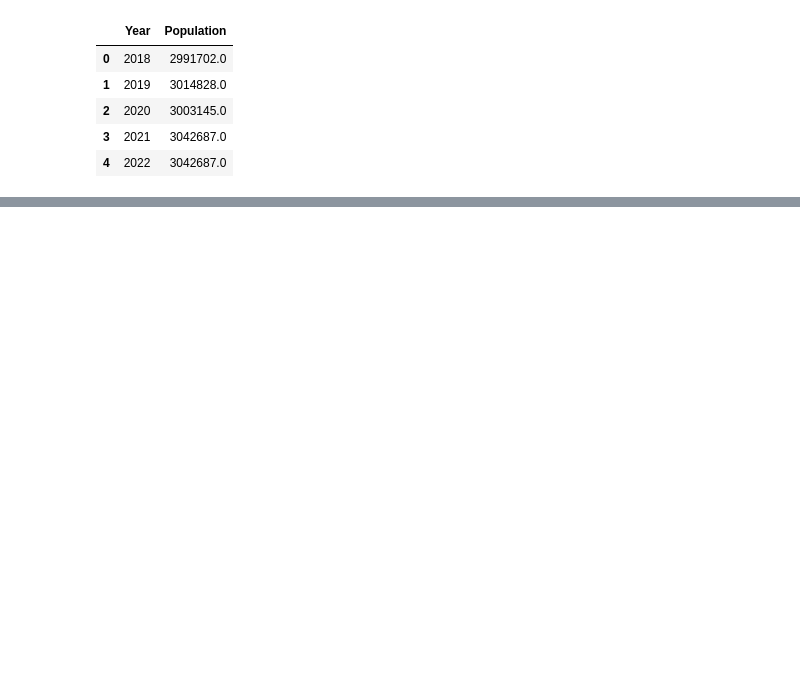
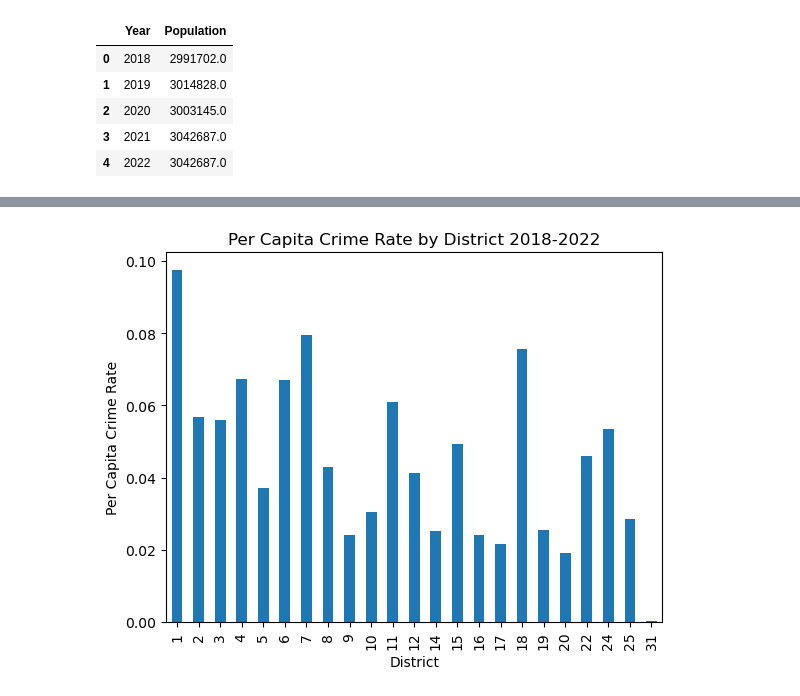
Before and after one commit to jmpealy/project1, a Jupyter notebook: Population_Analysis_Only.ipynb, the cells around one changed output, grey strips where cells are left out. Drawn from its saved outputs; the diff is of its cells as text; code cells hidden in the pictures; blank space fills up the shorter version.

```diff
--- a/Population_Analysis_Only.ipynb
+++ b/Population_Analysis_Only.ipynb
@@ -119,0 +131,21 @@ plt.show()
+# %%
+# Look at per capita crime rate per district over the five year timespan
+# Grab selected columns we want to look at
+district_df = final_df[["Year", "District", "Primary Type", "Population", "Zipcode"]]
+district_df
+
+# Get the population per district by creating a new data frame and dropping any unique combinations of distict, zip code, and population,
+# since population will be duplicated multiple times when zip code is listed more than once
+unique_pop = district_df[["District", "Zipcode", "Population"]].drop_duplicates()
+pop_per_district = unique_pop.groupby("District")["Population"].sum()
+
+# Get the count per district by grouping by district and counting primary type of crime
+cnt_per_district = district_df.groupby("District")["Primary Type"].count()
+cnt_per_district
+
+# Get the per capita crime rate by dividing the count per district by the population per district
+per_cap_crime_count = cnt_per_district/pop_per_district
+
+# Put in a data frame for ease of use
+district_per_capita = pd.DataFrame({"District" : per_cap_crime_count.index, "Per Capita Crime Count" : per_cap_crime_count.values})
+district_per_capita
@@ -119,0 +170,16 @@ plt.show()
+# %%
+# Graph the per capita crime rate by district
+district_per_capita.plot.bar(x = "District", y = "Per Capita Crime Count", legend = False)
+
+# Set the x and y labels and title
+plt.xlabel("District")
+plt.ylabel("Per Capita Crime Rate")
+plt.title("Per Capita Crime Rate by District 2018-2022")
+
+# Save the figure
+plt.savefig("Images/PerCapitaCrimeRatebyDistrict.png")
+
+# Display the plot
+plt.show()
+# %% [output]
+[figure, added]
```
Also changed, not shown: parts of 24 cells of this notebook.
